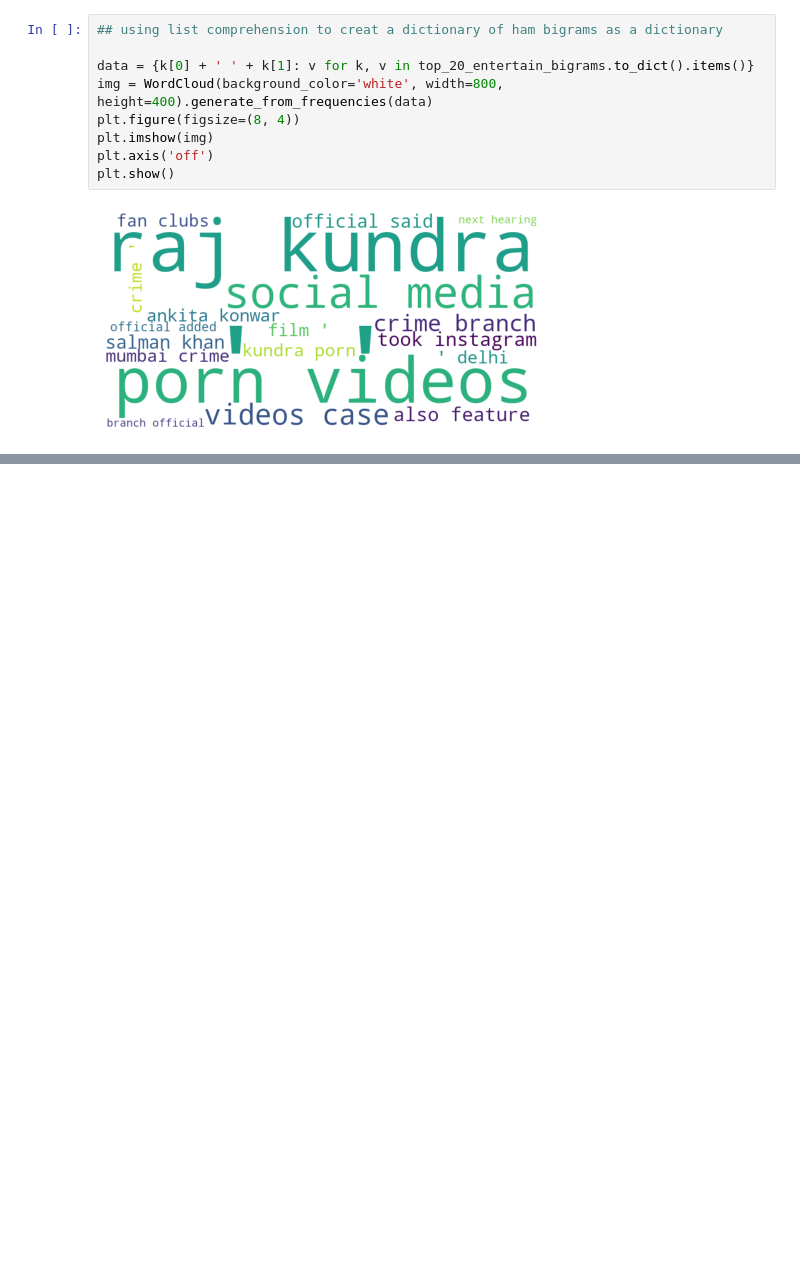
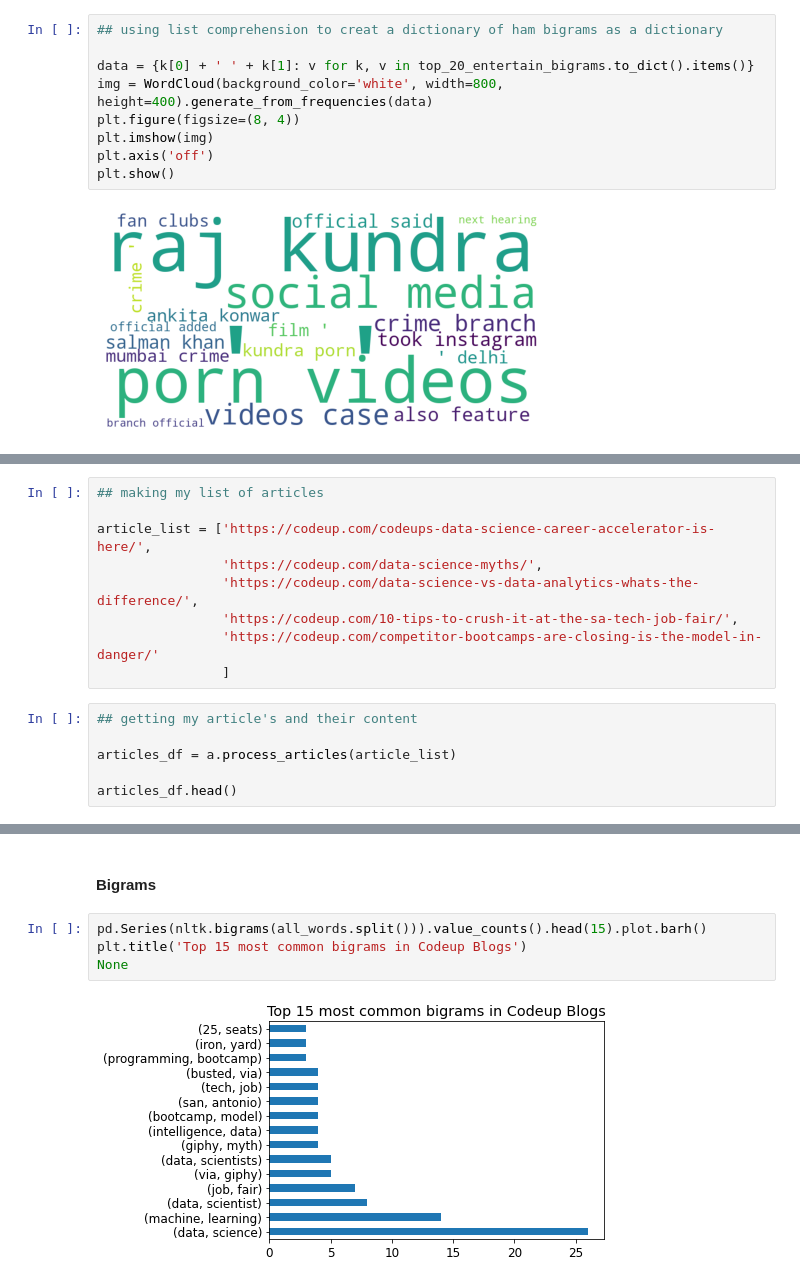
Before and after one commit to ForrestMccrosky/natural-language-processing-exercises, a Jupyter notebook: explore_NLP.ipynb, the cells around one changed output, grey strips where cells are left out. Saved outputs shown, nothing was run; the diff lists cells and outputs as text; blank space fills up the shorter version.

```diff
--- a/explore_NLP.ipynb
+++ b/explore_NLP.ipynb
@@ -501,0 +504,15 @@ plt.show()
+# %%
+## making my list of articles
+
+article_list = ['https://codeup.com/codeups-data-science-career-accelerator-is-here/',
+                'https://codeup.com/data-science-myths/',
+                'https://codeup.com/data-science-vs-data-analytics-whats-the-difference/',
+                'https://codeup.com/10-tips-to-crush-it-at-the-sa-tech-job-fair/',
+                'https://codeup.com/competitor-bootcamps-are-closing-is-the-model-in-danger/'
+                ]
+# %%
+## getting my article's and their content
+
+articles_df = a.process_articles(article_list)
+
+articles_df.head()
@@ -501,0 +598,8 @@ plt.show()
+# %% [markdown]
+#### Bigrams
+# %%
+pd.Series(nltk.bigrams(all_words.split())).value_counts().head(15).plot.barh()
+plt.title('Top 15 most common bigrams in Codeup Blogs')
+None
+# %% [output]
+[figure, added]
```
Also changed, not shown: parts of 13 cells of this notebook.
